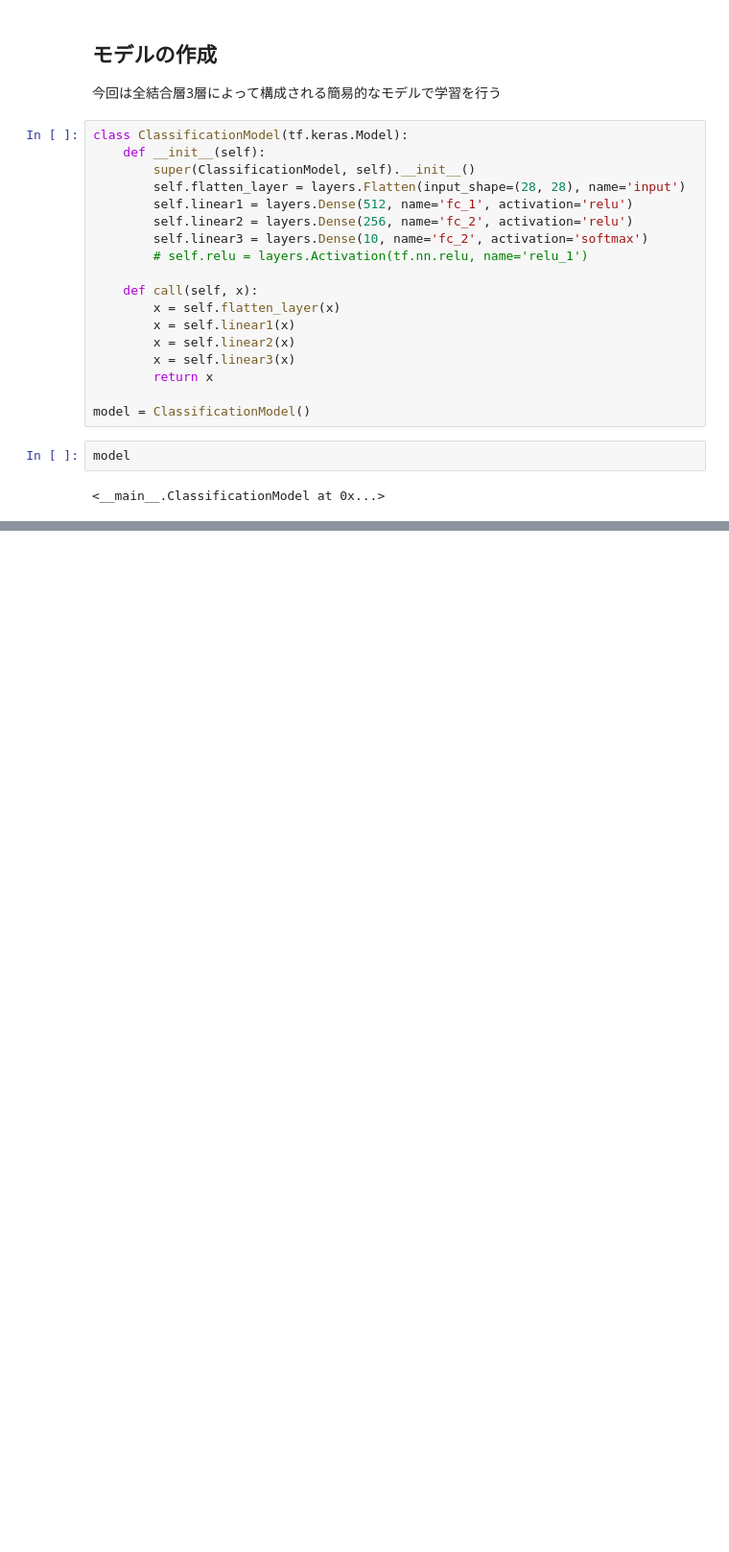
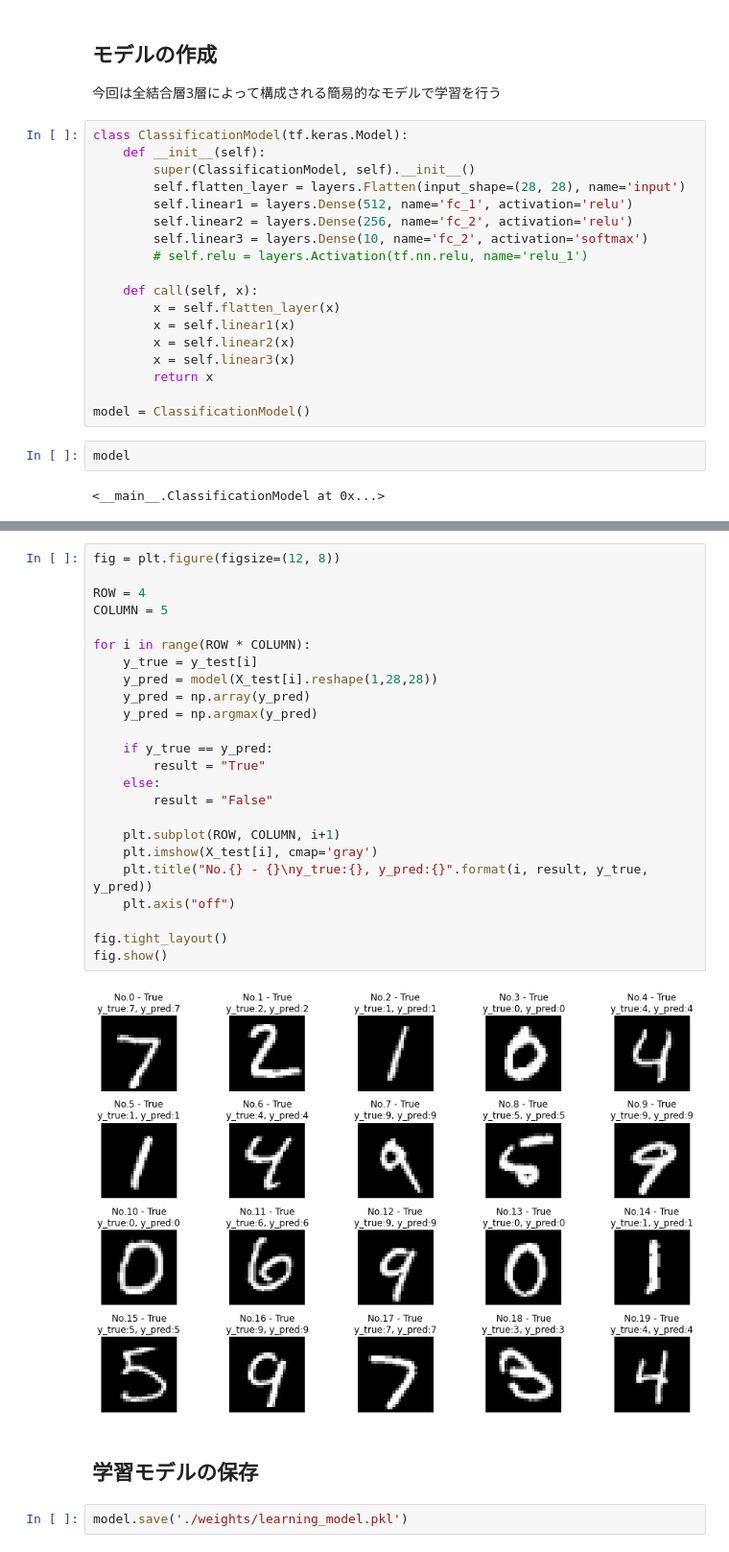
Before and after one commit to k-saito0107/Creative.hack_2022, a Jupyter notebook: 勉強会/MNIST画像分類.ipynb, the cells around one changed output, grey strips where cells are left out. Shown at 96% size. Drawn from its saved outputs; the diff is of its cells as text; blank space fills up the shorter version.

```diff
--- a/勉強会/MNIST画像分類.ipynb
+++ b/勉強会/MNIST画像分類.ipynb
@@ -82,0 +214,30 @@ model
+# %%
+fig = plt.figure(figsize=(12, 8))
+
+ROW = 4
+COLUMN = 5
+
+for i in range(ROW * COLUMN):
+    y_true = y_test[i]
+    y_pred = model(X_test[i].reshape(1,28,28))
+    y_pred = np.array(y_pred)
+    y_pred = np.argmax(y_pred)
+
+    if y_true == y_pred:
+        result = "True"
+    else:
+        result = "False"
+
+    plt.subplot(ROW, COLUMN, i+1)
+    plt.imshow(X_test[i], cmap='gray')
+    plt.title("No.{} - {}\ny_true:{}, y_pred:{}".format(i, result, y_true, y_pred))
+    plt.axis("off")
+
+fig.tight_layout()
+fig.show()
+# %% [output]
+[figure, added]
+# %% [markdown]
+## 学習モデルの保存
+# %%
+model.save('./weights/learning_model.pkl')
```
Also changed, not shown: parts of 16 cells of this notebook, 1 other file.
